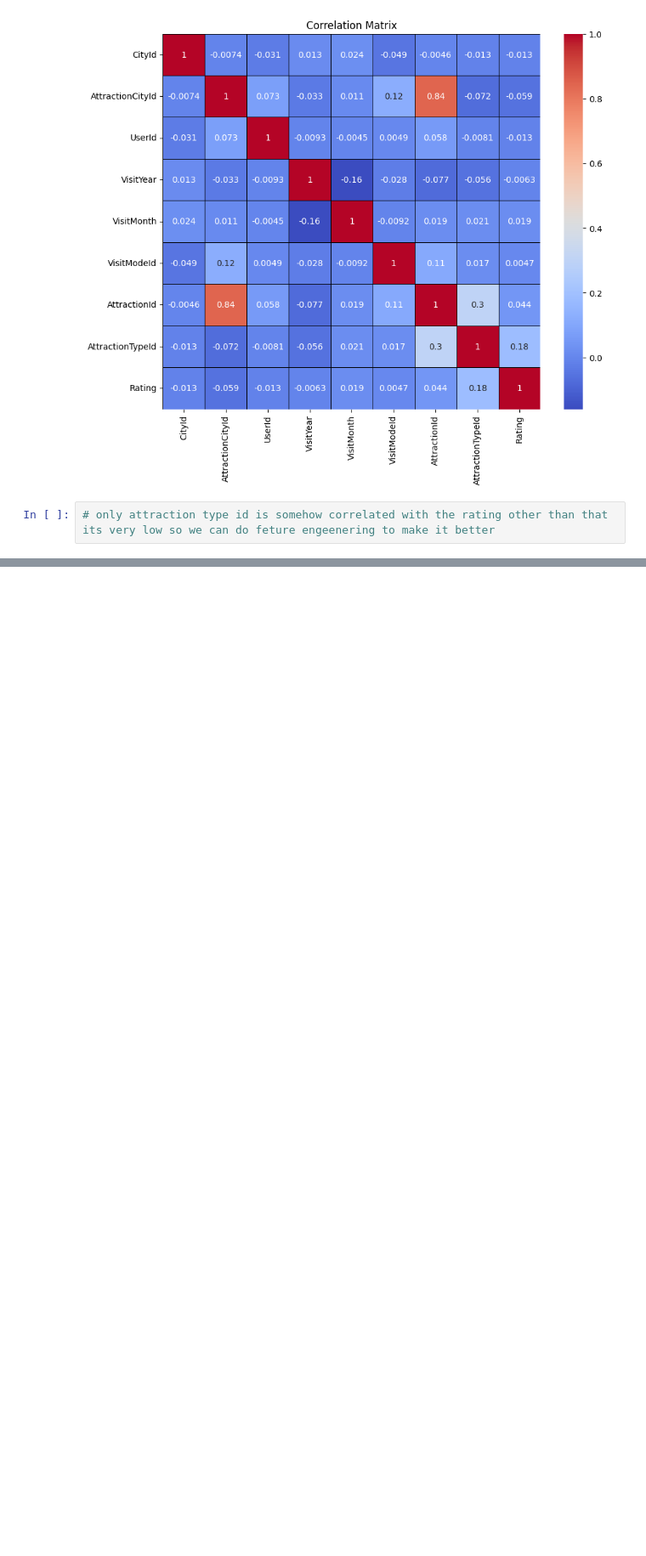
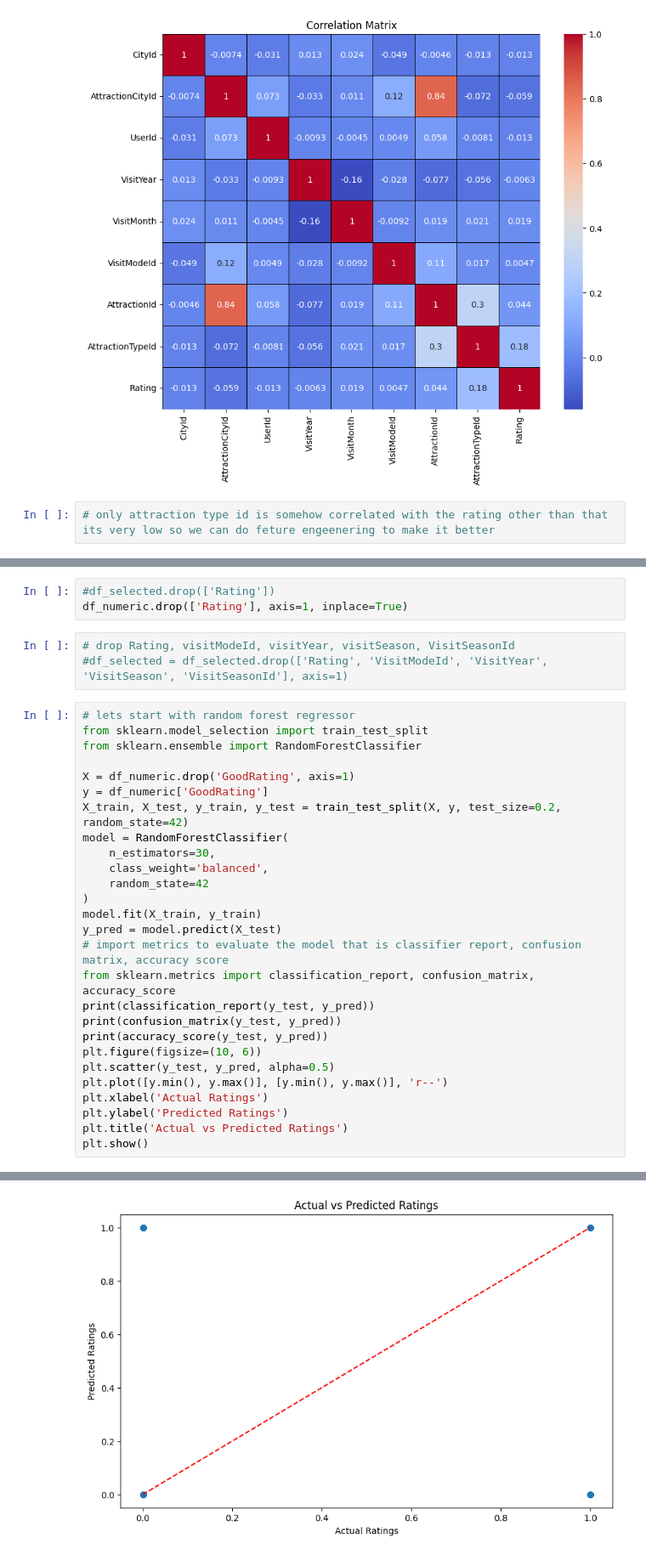
Before and after one commit to nitya-tech-new/tourisms, a Jupyter notebook: Rating_prediction.ipynb, the cells around one changed output, grey strips where cells are left out. Shown at 85% size. Drawn from its saved outputs; the diff is of its cells as text; blank space fills up the shorter version.

```diff
--- a/Rating_prediction.ipynb
+++ b/Rating_prediction.ipynb
@@ -91,0 +203,34 @@ plt.show()
+# %%
+#df_selected.drop(['Rating'])
+df_numeric.drop(['Rating'], axis=1, inplace=True)
+# %%
+# drop Rating, visitModeId, visitYear, visitSeason, VisitSeasonId
+#df_selected = df_selected.drop(['Rating', 'VisitModeId', 'VisitYear', 'VisitSeason', 'VisitSeasonId'], axis=1)
+# %%
+# lets start with random forest regressor
+from sklearn.model_selection import train_test_split
+from sklearn.ensemble import RandomForestClassifier
+
+X = df_numeric.drop('GoodRating', axis=1)
+y = df_numeric['GoodRating']
+X_train, X_test, y_train, y_test = train_test_split(X, y, test_size=0.2, random_state=42)
+model = RandomForestClassifier(
+    n_estimators=30,
+    class_weight='balanced',
+    random_state=42
+)
+model.fit(X_train, y_train)
+y_pred = model.predict(X_test)
+# import metrics to evaluate the model that is classifier report, confusion matrix, accuracy score
+from sklearn.metrics import classification_report, confusion_matrix, accuracy_score
+print(classification_report(y_test, y_pred))
+print(confusion_matrix(y_test, y_pred))
+print(accuracy_score(y_test, y_pred))
+plt.figure(figsize=(10, 6))
+plt.scatter(y_test, y_pred, alpha=0.5)
+plt.plot([y.min(), y.max()], [y.min(), y.max()], 'r--')
+plt.xlabel('Actual Ratings')
+plt.ylabel('Predicted Ratings')
+plt.title('Actual vs Predicted Ratings')
+plt.show()
+# %% [output]
@@ -91,0 +249 @@ plt.show()
+[figure, added]
```
Also changed, not shown: parts of 19 cells of this notebook, 4 other files.
